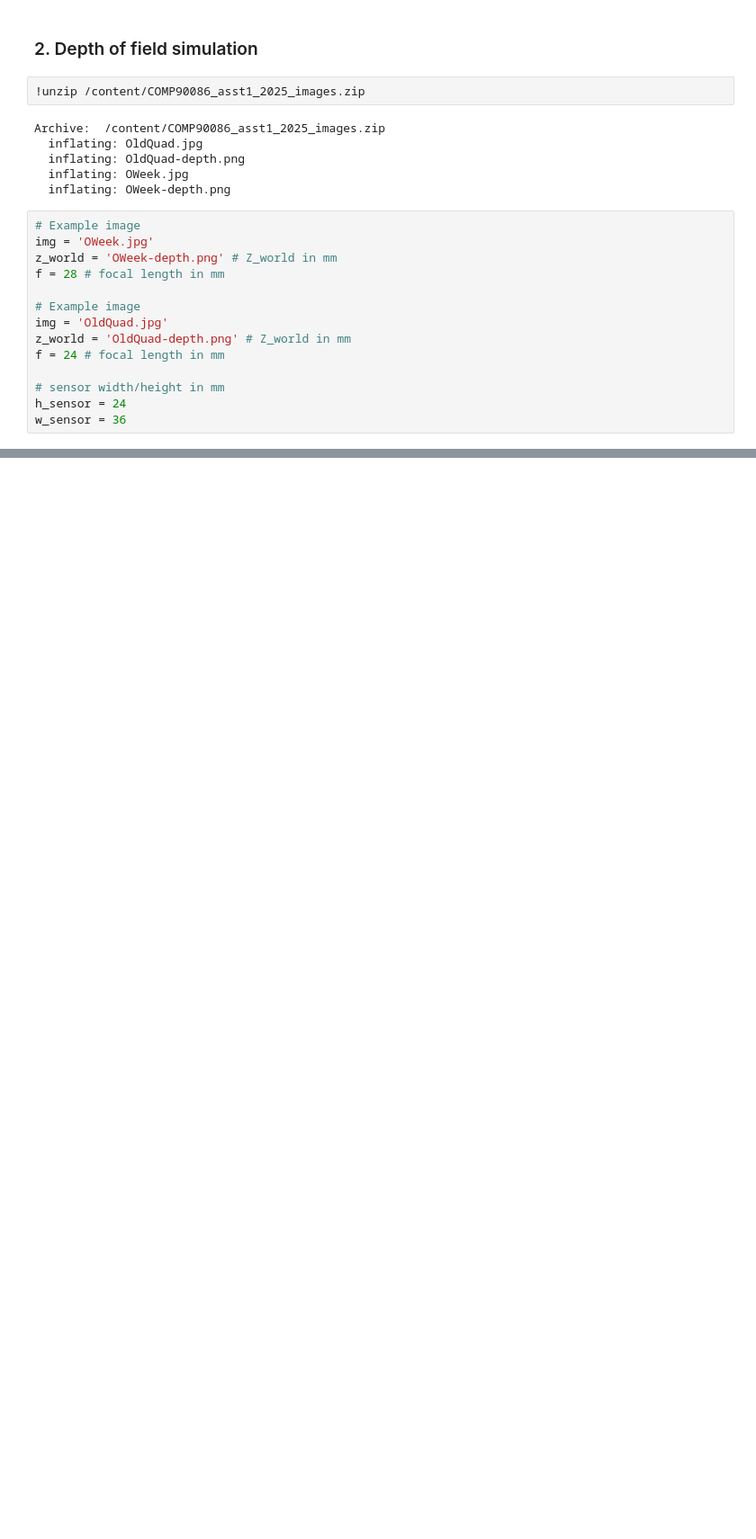
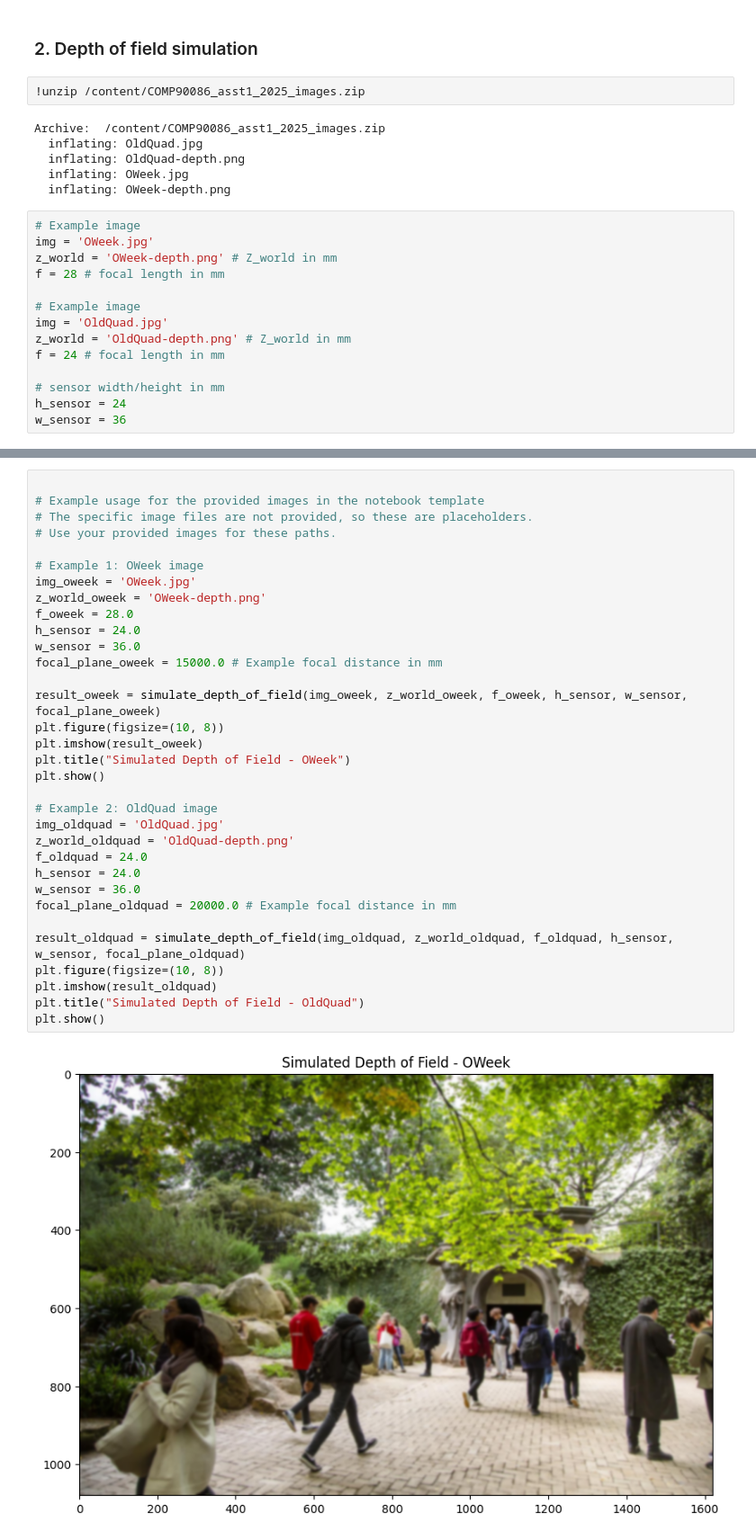
Before and after one commit to 1uoyuuu/COMP90086-CV, a Jupyter notebook: a1/COMP90086_asst1_2025.ipynb, the cells around one changed output, grey strips where cells are left out. Shown at 90% size. Saved outputs shown, nothing was run; the diff lists cells and outputs as text; blank space fills up the shorter version.

```diff
--- a/a1/COMP90086_asst1_2025.ipynb
+++ b/a1/COMP90086_asst1_2025.ipynb
@@ -494,0 +388,35 @@ show_comparison(I_oq, oq_soft, "OldQuad Original", "OldQuad Soft DoF")
+# %%
+
+# Example usage for the provided images in the notebook template
+# The specific image files are not provided, so these are placeholders.
+# Use your provided images for these paths.
+
+# Example 1: OWeek image
+img_oweek = 'OWeek.jpg'
+z_world_oweek = 'OWeek-depth.png'
+f_oweek = 28.0
+h_sensor = 24.0
+w_sensor = 36.0
+focal_plane_oweek = 15000.0 # Example focal distance in mm
+
+result_oweek = simulate_depth_of_field(img_oweek, z_world_oweek, f_oweek, h_sensor, w_sensor, focal_plane_oweek)
+plt.figure(figsize=(10, 8))
+plt.imshow(result_oweek)
+plt.title("Simulated Depth of Field - OWeek")
+plt.show()
+
+# Example 2: OldQuad image
+img_oldquad = 'OldQuad.jpg'
+z_world_oldquad = 'OldQuad-depth.png'
+f_oldquad = 24.0
+h_sensor = 24.0
+w_sensor = 36.0
+focal_plane_oldquad = 20000.0 # Example focal distance in mm
+
+result_oldquad = simulate_depth_of_field(img_oldquad, z_world_oldquad, f_oldquad, h_sensor, w_sensor, focal_plane_oldquad)
+plt.figure(figsize=(10, 8))
+plt.imshow(result_oldquad)
+plt.title("Simulated Depth of Field - OldQuad")
+plt.show()
+# %% [output]
+[figure, added]
```
Also changed, not shown: parts of 17 cells of this notebook.
